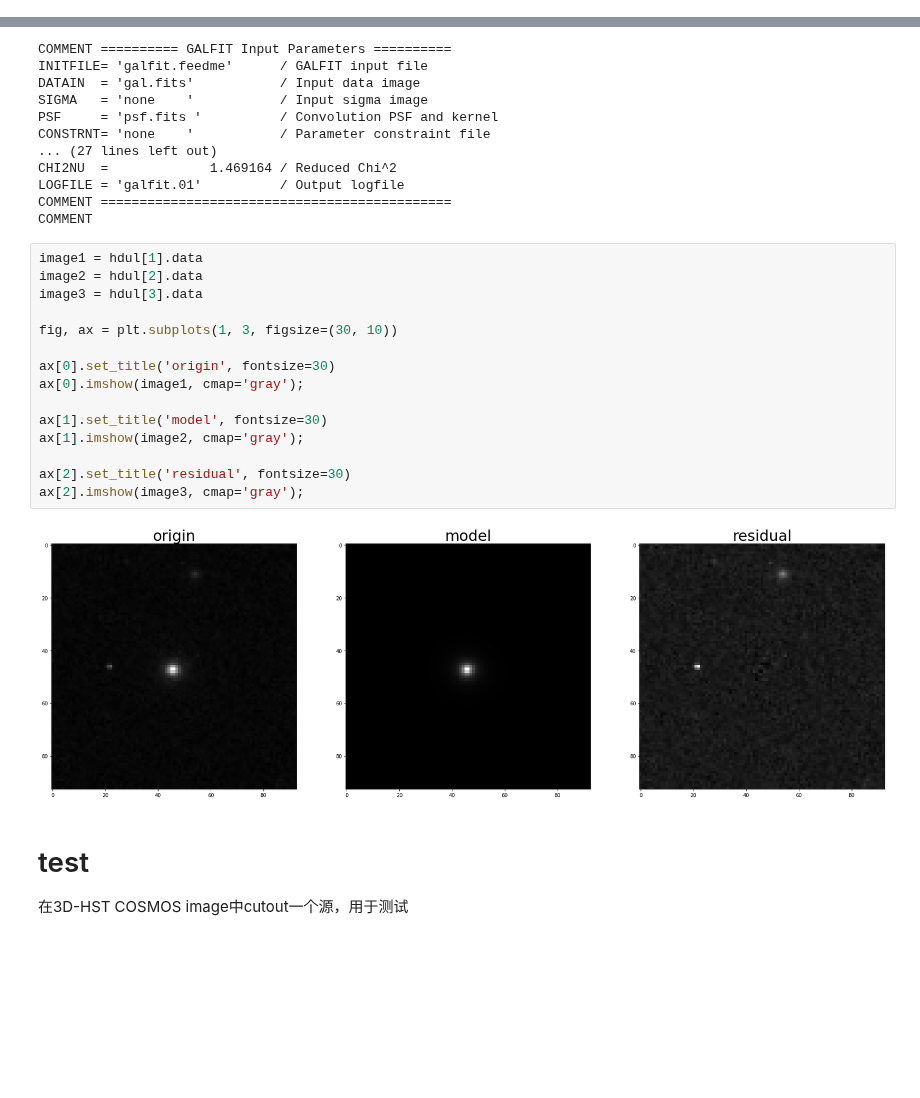
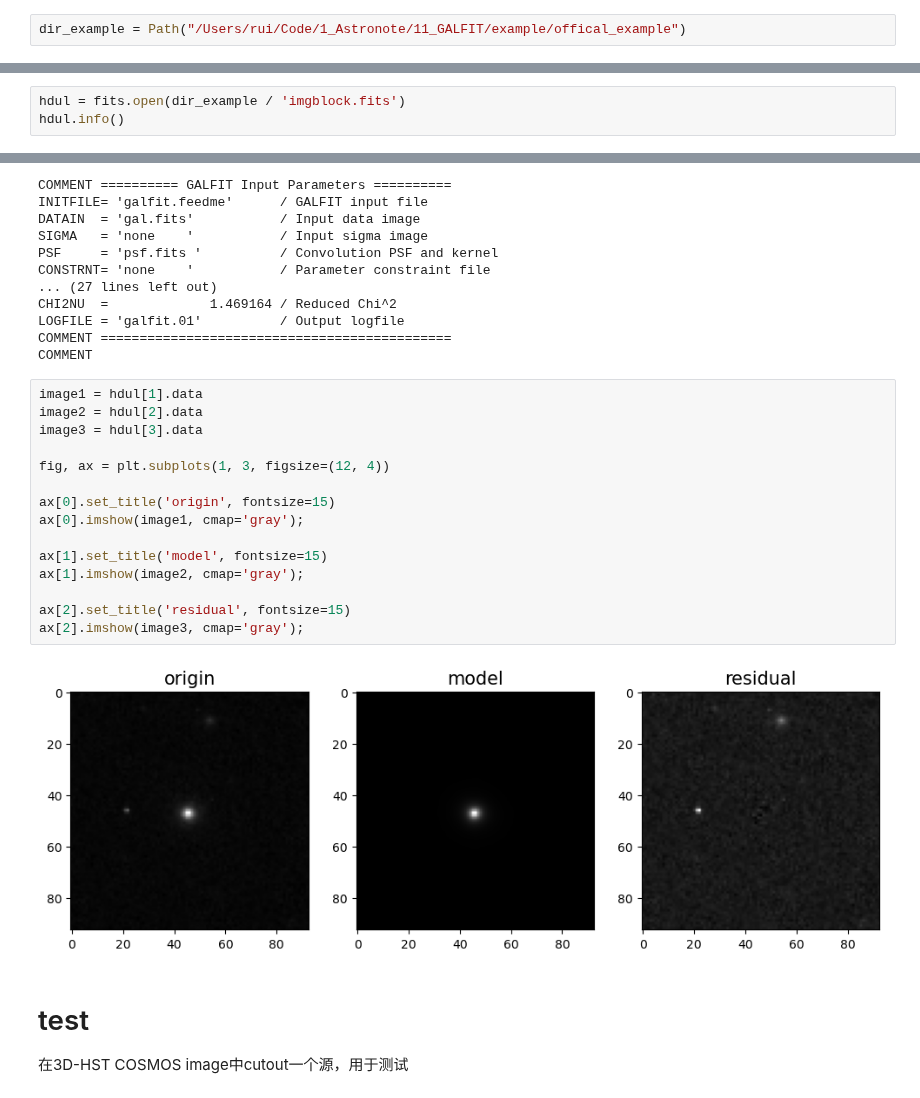
Before and after one commit to astro-zhurui/AstroNotes, a Jupyter notebook: 11_GALFIT/galfit_tutorial.ipynb, the cells around one changed output, grey strips where cells are left out. Cells and saved outputs as stored; diff of their text form; blank space fills up the shorter version.

```diff
--- a/11_GALFIT/galfit_tutorial.ipynb
+++ b/11_GALFIT/galfit_tutorial.ipynb
@@ -24,3 +25,5 @@ PATH_test = "/Users/rui/Code/1_Astronotes/11_GALFIT/test"
+# %%
+dir_example = Path("/Users/rui/Code/1_Astronote/11_GALFIT/example/offical_example")
 # %% [markdown]
 ## Input files
 1. gal.fits
@@ -98,0 +86,3 @@ No.    Name      Ver    Type      Cards   Dimensions   Format
+# %%
+hdul = fits.open(dir_example / 'imgblock.fits')
+hdul.info()
@@ -120,20 +117,20 @@ COMMENT
 # %%
 image1 = hdul[1].data
 image2 = hdul[2].data
 image3 = hdul[3].data
 
-fig, ax = plt.subplots(1, 3, figsize=(30, 10))
+fig, ax = plt.subplots(1, 3, figsize=(12, 4))
 
-ax[0].set_title('origin', fontsize=30)
+ax[0].set_title('origin', fontsize=15)
 ax[0].imshow(image1, cmap='gray');
 
-ax[1].set_title('model', fontsize=30)
+ax[1].set_title('model', fontsize=15)
 ax[1].imshow(image2, cmap='gray');
 
-ax[2].set_title('residual', fontsize=30)
+ax[2].set_title('residual', fontsize=15)
 ax[2].imshow(image3, cmap='gray');
 # %% [output]
-[figure, old version]
+[figure, new version]
 # %% [markdown]
 # test
 在3D-HST COSMOS image中cutout一个源，用于测试
```
Also changed, not shown: parts of 9 cells of this notebook.
